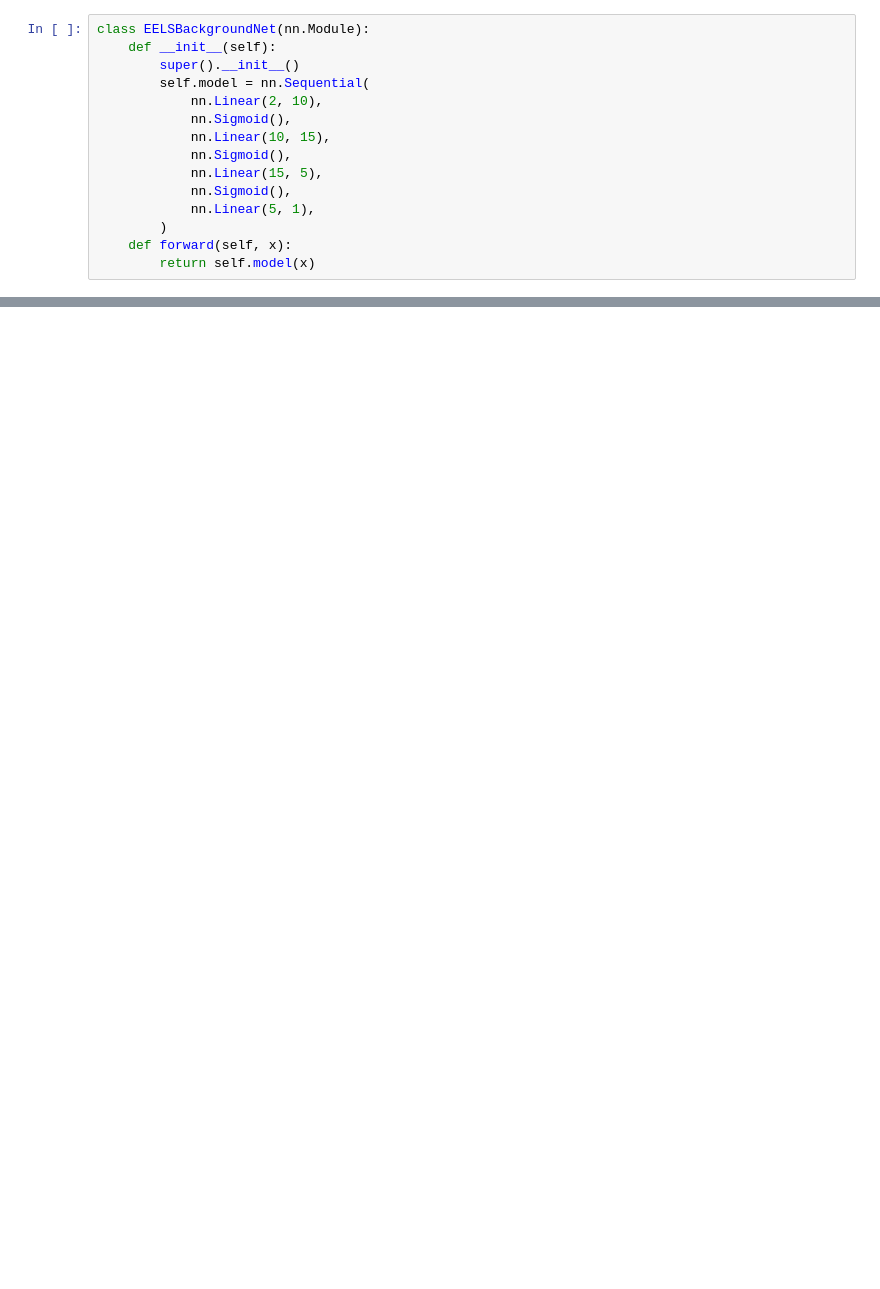
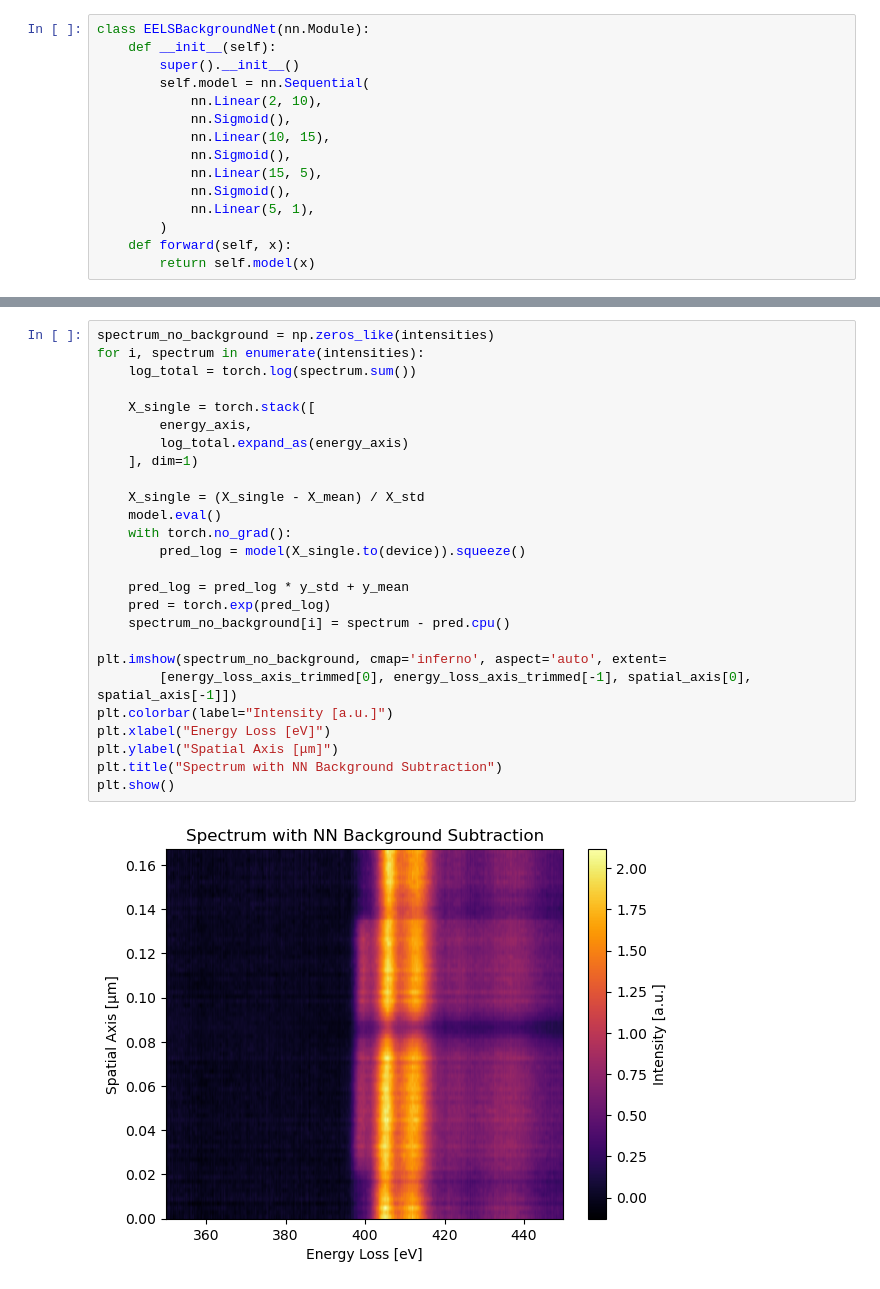
Before and after one commit to BWielen/CLFitter, a Jupyter notebook: Examples/BackgroundParameterization.ipynb, the cells around one changed output, grey strips where cells are left out. Saved outputs shown, nothing was run; the diff lists cells and outputs as text; blank space fills up the shorter version.

```diff
--- a/Examples/BackgroundParameterization.ipynb
+++ b/Examples/BackgroundParameterization.ipynb
@@ -212,0 +245,28 @@ Text(0, 0.5, 'Loss')
+# %%
+spectrum_no_background = np.zeros_like(intensities)
+for i, spectrum in enumerate(intensities):
+    log_total = torch.log(spectrum.sum())
+
+    X_single = torch.stack([
+        energy_axis,
+        log_total.expand_as(energy_axis)
+    ], dim=1)
+
+    X_single = (X_single - X_mean) / X_std
+    model.eval()
+    with torch.no_grad():
+        pred_log = model(X_single.to(device)).squeeze()
+
+    pred_log = pred_log * y_std + y_mean
+    pred = torch.exp(pred_log)
+    spectrum_no_background[i] = spectrum - pred.cpu()
+
+plt.imshow(spectrum_no_background, cmap='inferno', aspect='auto', extent=
+        [energy_loss_axis_trimmed[0], energy_loss_axis_trimmed[-1], spatial_axis[0], spatial_axis[-1]])
+plt.colorbar(label="Intensity [a.u.]")
+plt.xlabel("Energy Loss [eV]")
+plt.ylabel("Spatial Axis [μm]")
+plt.title("Spectrum with NN Background Subtraction")
+plt.show()
+# %% [output]
+[figure, added]
```
Also changed, not shown: parts of 8 cells of this notebook, 3 other files.
